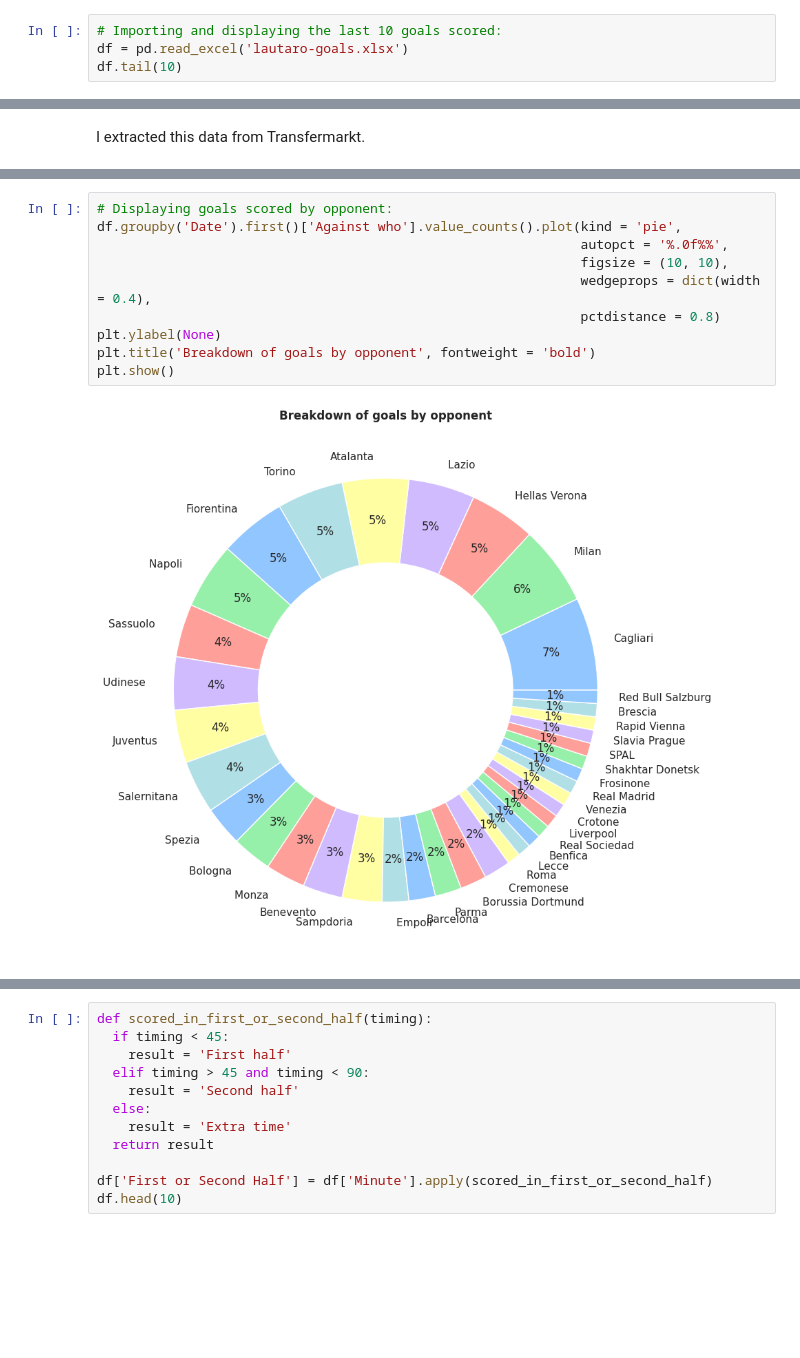
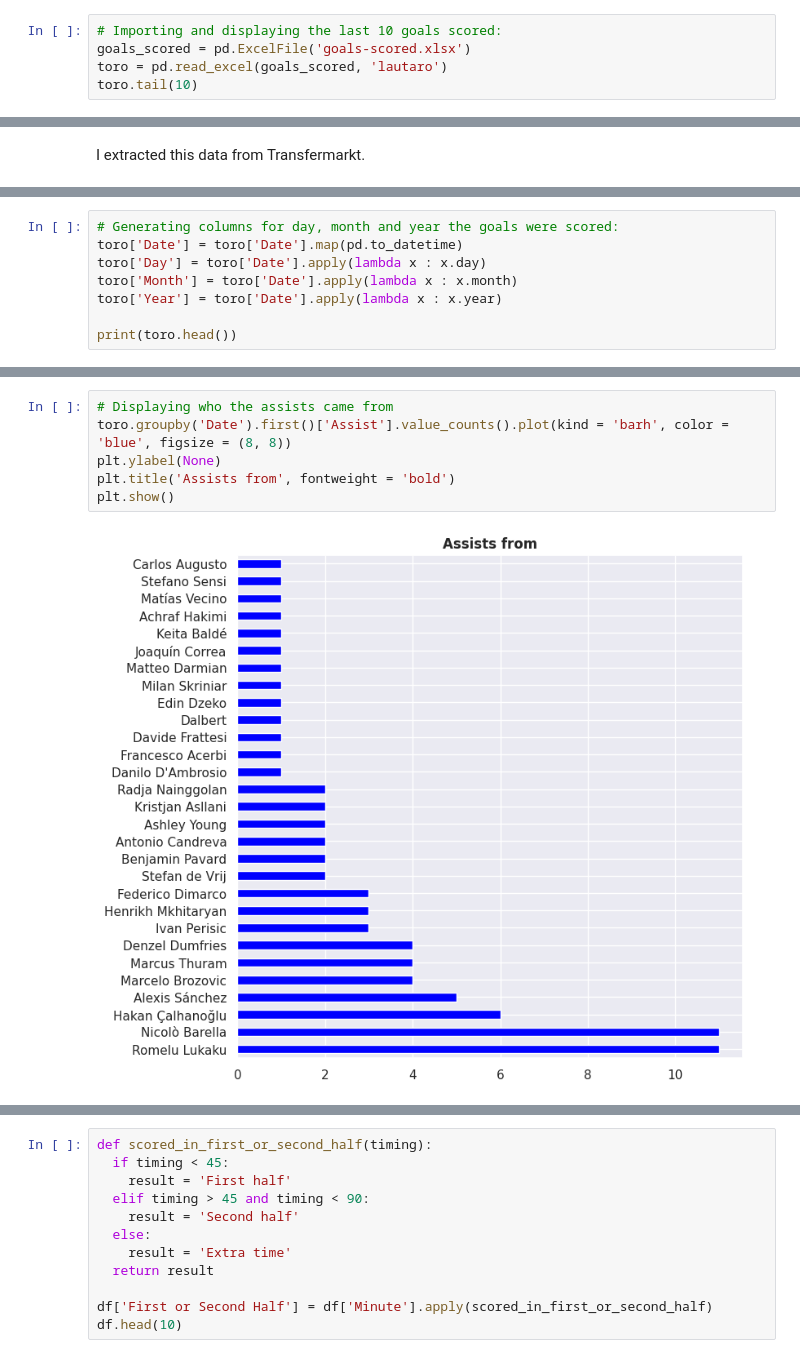
Before and after one commit to guilhermelaviola/GoalAnalysis, a Jupyter notebook: LautaroInterGoals.ipynb, the cells around one changed output, grey strips where cells are left out. Cells and saved outputs as stored; diff of their text form; blank space fills up the shorter version.

```diff
--- a/LautaroInterGoals.ipynb
+++ b/LautaroInterGoals.ipynb
@@ -10,6 +10,7 @@ sns.set(style = 'darkgrid')
 plt.style.use('seaborn-pastel')
 # %%
 # Importing and displaying the last 10 goals scored:
-df = pd.read_excel('lautaro-goals.xlsx')
-df.tail(10)
+goals_scored = pd.ExcelFile('goals-scored.xlsx')
+toro = pd.read_excel(goals_scored, 'lautaro')
+toro.tail(10)
 # %% [output]
@@ -84,0 +110,8 @@ df.head()
+# %%
+# Generating columns for day, month and year the goals were scored:
+toro['Date'] = toro['Date'].map(pd.to_datetime)
+toro['Day'] = toro['Date'].apply(lambda x : x.day)
+toro['Month'] = toro['Date'].apply(lambda x : x.month)
+toro['Year'] = toro['Date'].apply(lambda x : x.year)
+
+print(toro.head())
@@ -121,12 +163,8 @@ plt.show()
 # %%
-# Displaying goals scored by opponent:
-df.groupby('Date').first()['Against who'].value_counts().plot(kind = 'pie',
-                                                              autopct = '%.0f%%',
-                                                              figsize = (10, 10),
-                                                              wedgeprops = dict(width = 0.4),
-                                                              pctdistance = 0.8)
+# Displaying who the assists came from
+toro.groupby('Date').first()['Assist'].value_counts().plot(kind = 'barh', color = 'blue', figsize = (8, 8))
 plt.ylabel(None)
-plt.title('Breakdown of goals by opponent', fontweight = 'bold')
+plt.title('Assists from', fontweight = 'bold')
 plt.show()
 # %% [output]
-[figure, old version]
+[figure, new version]
```
Also changed, not shown: parts of 24 cells of this notebook.
